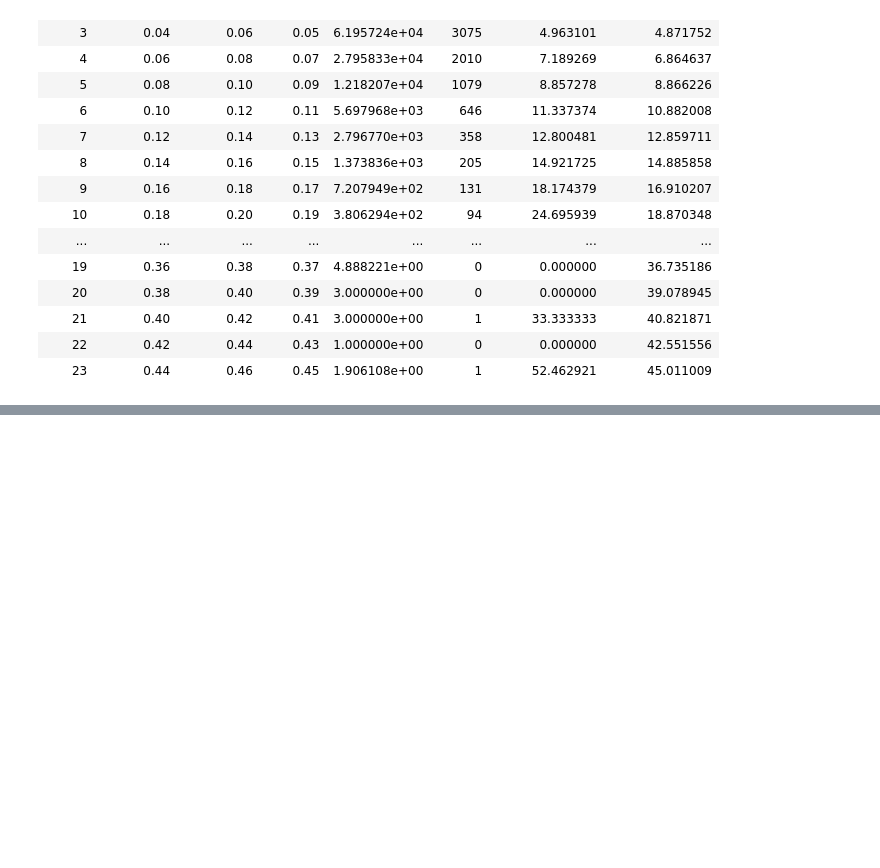
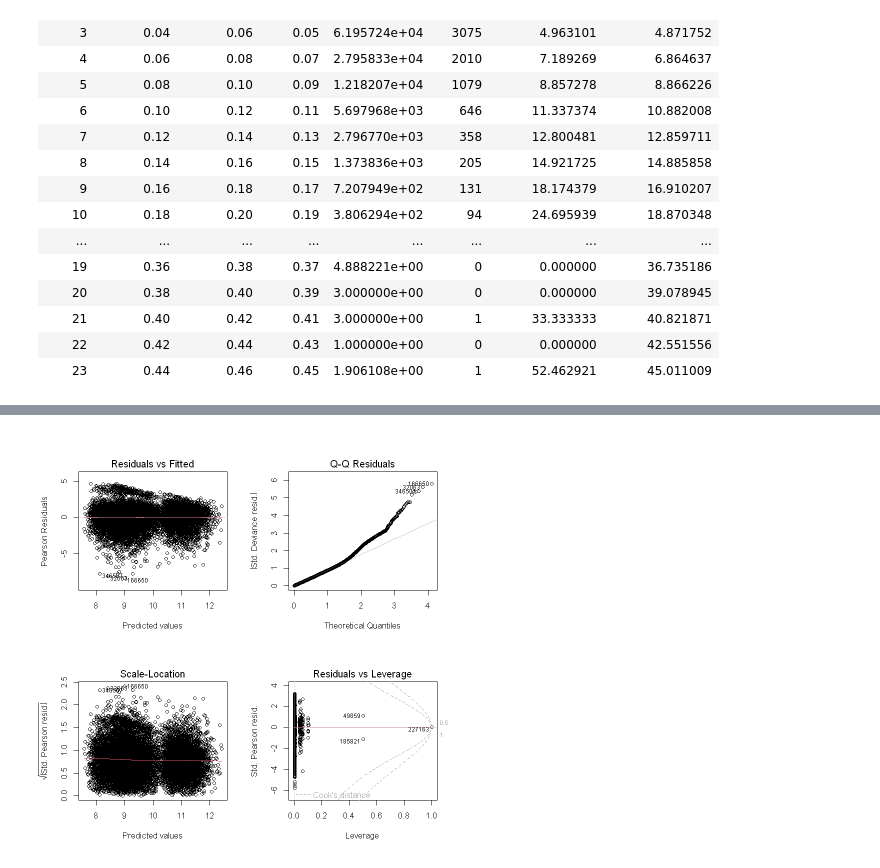
Before and after one commit to wendlassidakab/exemple_tarification_IARD, a Jupyter notebook: Modélisation.ipynb, the cells around one changed output, grey strips where cells are left out. Cells and saved outputs as stored; diff of their text form; code cells hidden in the pictures; blank space fills up the shorter version.

```diff
--- a/Modélisation.ipynb
+++ b/Modélisation.ipynb
@@ -750,0 +967,5 @@ saveWorkbook(wb, file = "Analyse_frequence.xlsx", overwrite = TRUE)
+# %%
+par(mfrow=c(2,2), bg="white")
+plot(severity_ln)
+par(mfrow=c(1,1), bg="white")
+# %% [output]
@@ -750,0 +976 @@ saveWorkbook(wb, file = "Analyse_frequence.xlsx", overwrite = TRUE)
+[figure, added]
```
Also changed, not shown: parts of 40 cells of this notebook.
